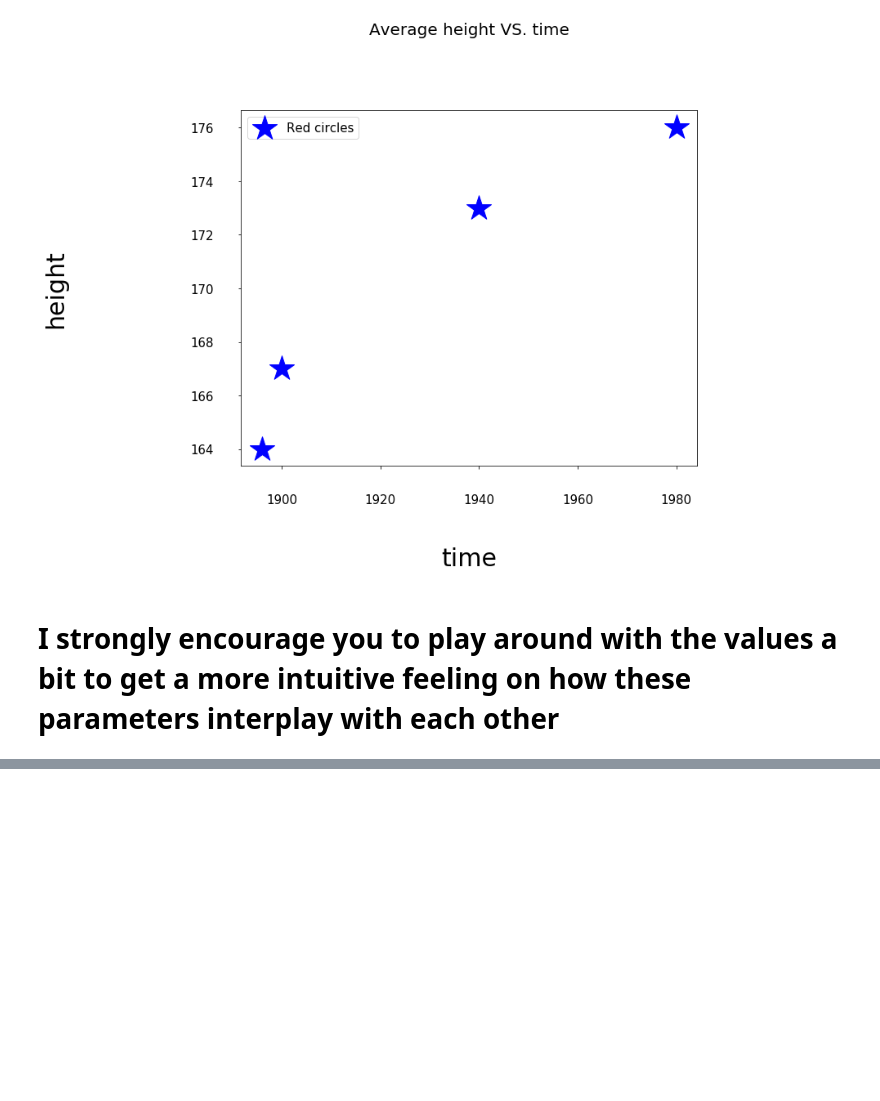
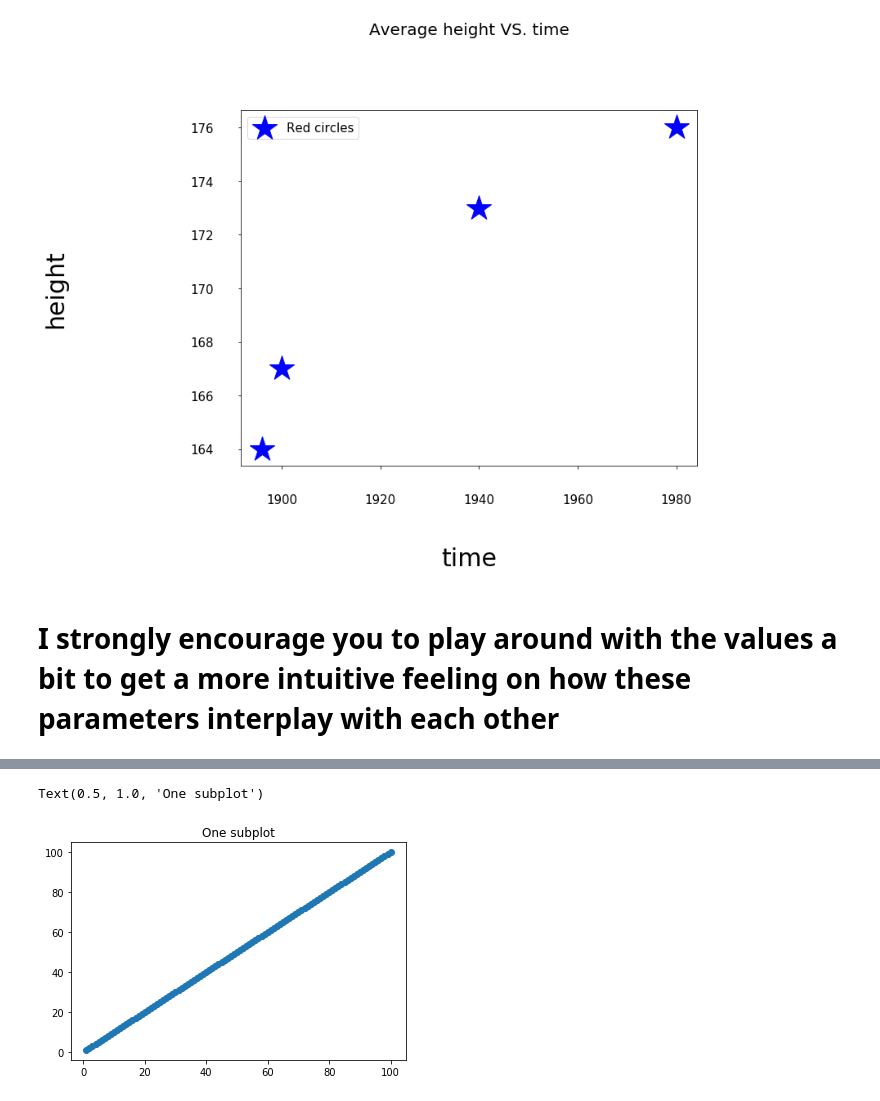
Before and after one commit to RuslanBrilenkov/Python_Tutorials, a Jupyter notebook: Learning_Plots_with_matplotlib.ipynb, the cells around one changed output, grey strips where cells are left out. Saved outputs shown, nothing was run; the diff lists cells and outputs as text; code cells hidden in the pictures; blank space fills up the shorter version.

Commit message:
Added subplots to visualization lesson

```diff
--- a/Learning_Plots_with_matplotlib.ipynb
+++ b/Learning_Plots_with_matplotlib.ipynb
@@ -259,0 +286,6 @@ plt.legend(loc="best", fontsize=15)
+# %%
+# Creating a linearly spaced numbers from 1 to 100
+# np.linspace(start, end, number of points)
+x = np.linspace(1, 100, 100)
+
+print(x)
@@ -259,0 +301,22 @@ plt.legend(loc="best", fontsize=15)
+# %%
+# Craeting the power orders
+y1 = x**1
+y2 = x**2
+y3 = x**3
+y4 = x**4
+y5 = x**5
+y6 = x**6
+y7 = x**7
+y8 = x**8
+# %%
+# Create a figure
+fig = plt.figure()
+
+# Creates a subplot - no arguments/parameters in the subplot means we are craeting one subplot
+ax = fig.subplots()
+# using ax variable to refer to the subplot, we can plot our power law
+ax.scatter(x, y1)
+ax.set_title('One subplot')
+# %% [output]
+Text(0.5, 1.0, 'One subplot')
+[figure, added]
```
Also changed, not shown: parts of 20 cells of this notebook.
